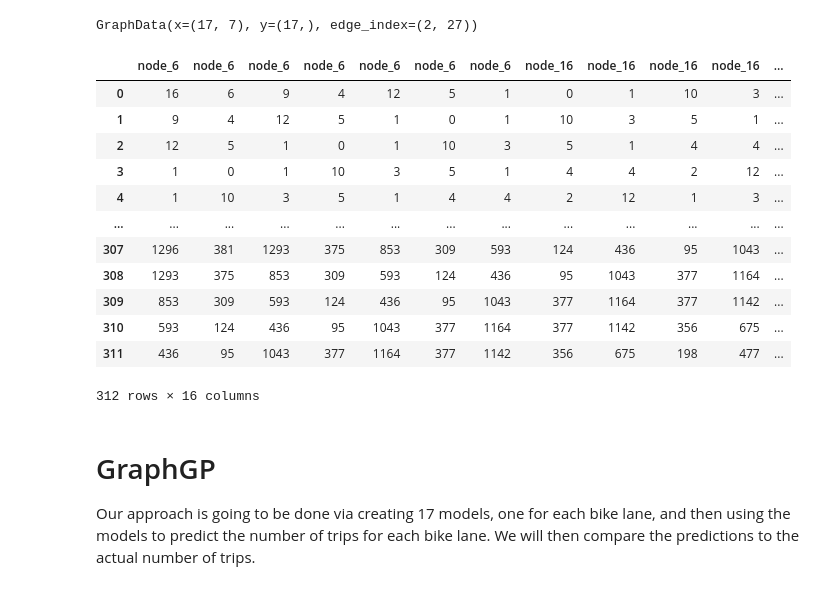
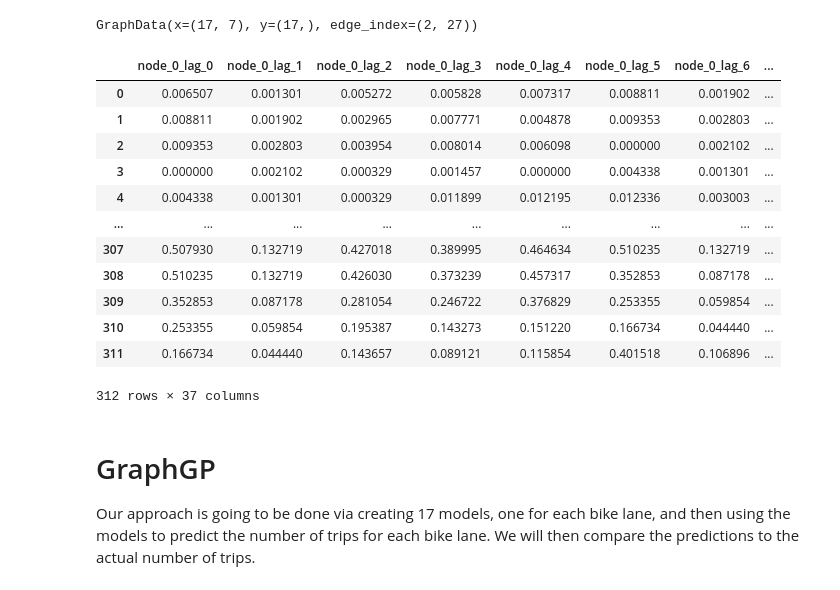
Before and after one commit to ufabc-bcc/srbench-competition-2023-track-2-c-bio-ufpr, a Jupyter notebook: graphGP.ipynb, the cells around one changed output. Saved outputs shown, nothing was run; the diff lists cells and outputs as text; code cells hidden in the pictures.

```diff
--- a/graphGP.ipynb
+++ b/graphGP.ipynb
@@ -37,0 +44,7 @@ bike_data.head(12)
+# %%
+# normalizing with min-max with scikit-learn
+from sklearn.preprocessing import MinMaxScaler
+scaler = MinMaxScaler()
+target_columns = [col for col in bike_data.columns if col not in ['Date', 'Time']]
+bike_data.loc[:, target_columns] = scaler.fit_transform(bike_data.loc[:, target_columns])
+bike_data.head(12)
@@ -227,12 +255,14 @@ graph
 # %% [output]
 GraphData(x=(17, 7), y=(17,), edge_index=(2, 27))
 # %%
-def get_target_edges(target_node:int, edge_index:np.ndarray) -> list[int]:
-    return [
-        single_edge
-        for single_edge in np.unique(edge_index.flatten())
-        if target_node in edge_index[:, single_edge]
-    ]
+def get_all_related_nodes(target_node:int, edge_index:np.ndarray) -> list[int]:
+    target_edges_pairs = []
+    for edge_pair in edge_index.transpose():
+        if target_node in edge_pair:
+            target_edges_pairs.append(edge_pair)
+    target_edges_pairs = np.array(target_edges_pairs)
+    target_edges = np.unique(target_edges_pairs.flatten())
+    return target_edges.tolist()
 
 # for each node, create a dataframe of the features and labels
 # the size of the columns will vary depending on the number of how many other nodes are connected to it
@@ -241,51 +271,51 @@ def get_target_edges(target_node:int, edge_index:np.ndarray) -> list[int]:
 def get_dataframes_per_node_from_graph_list(graph_list) -> list[pd.DataFrame]:
     dataframes = []
     graph = graph_list[0]
     for node in range(graph.num_nodes):
         data_per_date = []
         # get the target edges for the node
-        target_edges = get_target_edges(node, graph.edge_index)
+        all_related_nodes = get_all_related_nodes(node, graph.edge_index)
         for graph in graph_list:
             # get the features and labels for the node
-            features = graph.x[target_edges, :]
+            features = graph.x[all_related_nodes, :]
             size_of_features_per_node = features.shape[1]
             labels = graph.y[node]
             # transform the features into a flatten vector
             features = features.transpose().flatten()
             # add the labels to the end of the vector
             data = np.append(features, labels)
             data_columns = [
-                f"node_{i}"
-                for i in target_edges
-                for _ in range(size_of_features_per_node)
+                f"node_{i}_lag_{j}"
+                for i in all_related_nodes
+                for j in range(size_of_features_per_node)
             ] + ["label"]
             # create a dataframe
             data_series = pd.Series(
                 data=data,
                 index=data_columns
             )
             data_series["node"] = node
 
             data_per_date.append(data_series)
         dataframes.append(pd.concat(data_per_date, axis=1).transpose())
     return dataframes
 
 dataframes_per_node = get_dataframes_per_node_from_graph_list(graph_list)
 dataframes_per_node[5]
 # %% [output]
-|  | node_6 | node_6 | node_6 | node_6 | node_6 | node_6 | node_6 | node_16 | node_16 | node_16 | node_16 | ... |
-| 0 | 16 | 6 | 9 | 4 | 12 | 5 | 1 | 0 | 1 | 10 | 3 | ... |
-| 1 | 9 | 4 | 12 | 5 | 1 | 0 | 1 | 10 | 3 | 5 | 1 | ... |
-| 2 | 12 | 5 | 1 | 0 | 1 | 10 | 3 | 5 | 1 | 4 | 4 | ... |
-| 3 | 1 | 0 | 1 | 10 | 3 | 5 | 1 | 4 | 4 | 2 | 12 | ... |
-| 4 | 1 | 10 | 3 | 5 | 1 | 4 | 4 | 2 | 12 | 1 | 3 | ... |
-| ... | ... | ... | ... | ... | ... | ... | ... | ... | ... | ... | ... | ... |
-| 307 | 1296 | 381 | 1293 | 375 | 853 | 309 | 593 | 124 | 436 | 95 | 1043 | ... |
-| 308 | 1293 | 375 | 853 | 309 | 593 | 124 | 436 | 95 | 1043 | 377 | 1164 | ... |
-| 309 | 853 | 309 | 593 | 124 | 436 | 95 | 1043 | 377 | 1164 | 377 | 1142 | ... |
-| 310 | 593 | 124 | 436 | 95 | 1043 | 377 | 1164 | 377 | 1142 | 356 | 675 | ... |
-| 311 | 436 | 95 | 1043 | 377 | 1164 | 377 | 1142 | 356 | 675 | 198 | 477 | ... |
+|  | node_0_lag_0 | node_0_lag_1 | node_0_lag_2 | node_0_lag_3 | node_0_lag_4 | node_0_lag_5 | node_0_lag_6 | ... |
+| 0 | 0.006507 | 0.001301 | 0.005272 | 0.005828 | 0.007317 | 0.008811 | 0.001902 | ... |
+| 1 | 0.008811 | 0.001902 | 0.002965 | 0.007771 | 0.004878 | 0.009353 | 0.002803 | ... |
+| 2 | 0.009353 | 0.002803 | 0.003954 | 0.008014 | 0.006098 | 0.000000 | 0.002102 | ... |
+| 3 | 0.000000 | 0.002102 | 0.000329 | 0.001457 | 0.000000 | 0.004338 | 0.001301 | ... |
+| 4 | 0.004338 | 0.001301 | 0.000329 | 0.011899 | 0.012195 | 0.012336 | 0.003003 | ... |
+| ... | ... | ... | ... | ... | ... | ... | ... | ... |
+| 307 | 0.507930 | 0.132719 | 0.427018 | 0.389995 | 0.464634 | 0.510235 | 0.132719 | ... |
+| 308 | 0.510235 | 0.132719 | 0.426030 | 0.373239 | 0.457317 | 0.352853 | 0.087178 | ... |
+| 309 | 0.352853 | 0.087178 | 0.281054 | 0.246722 | 0.376829 | 0.253355 | 0.059854 | ... |
+| 310 | 0.253355 | 0.059854 | 0.195387 | 0.143273 | 0.151220 | 0.166734 | 0.044440 | ... |
+| 311 | 0.166734 | 0.044440 | 0.143657 | 0.089121 | 0.115854 | 0.401518 | 0.106896 | ... |
-312 rows × 16 columns
+312 rows × 37 columns
 # %% [markdown]
 # GraphGP
 
```
Also changed, not shown: parts of 6 cells of this notebook.
